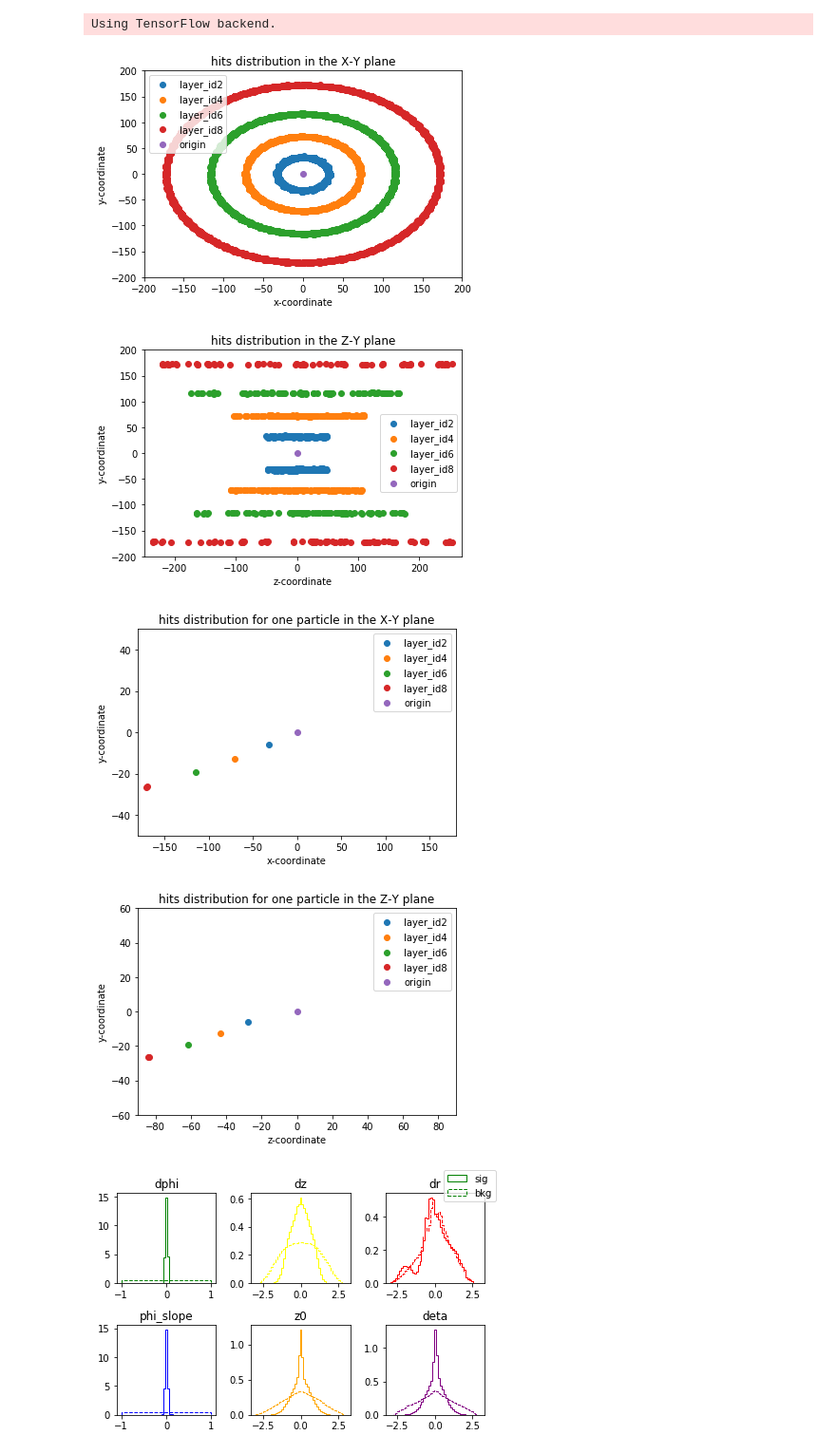
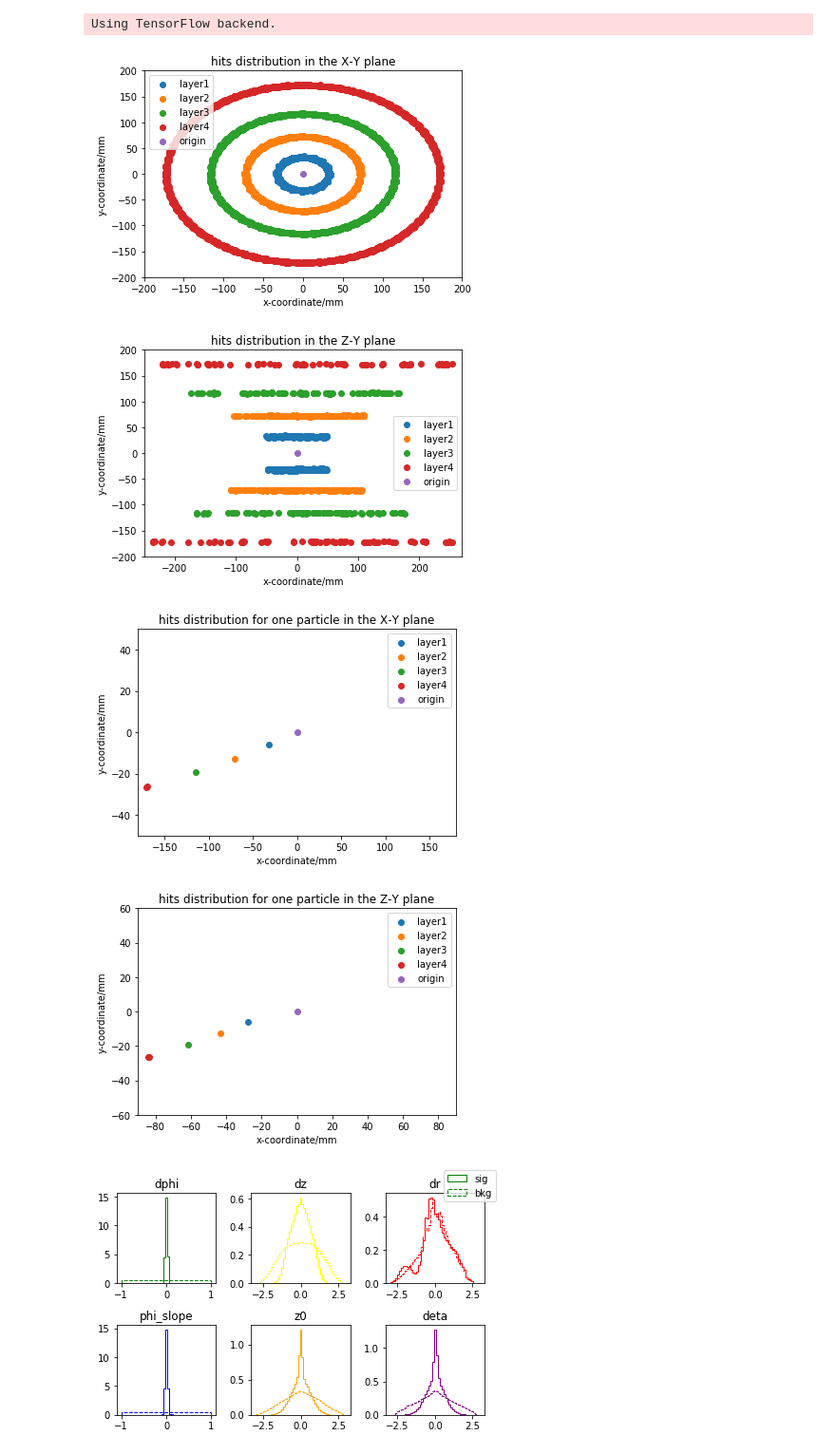
Before and after one commit to jason777777777/ATLAS, a Jupyter notebook: rresults/Result.ipynb, the cells around one changed output. Shown at 95% size. Drawn from its saved outputs; the diff is of its cells as text; code cells hidden in the pictures.

```diff
--- a/rresults/Result.ipynb
+++ b/rresults/Result.ipynb
@@ -33,15 +33,15 @@ plt.scatter(x_6, y_6)
 plt.scatter(x_8, y_8)
 plt.scatter(0, 0)
 
-plt.xlabel('x-coordinate')
-plt.ylabel('y-coordinate')
-plt.legend(['layer_id2', 'layer_id4', 'layer_id6', 'layer_id8', 'origin'])
+plt.xlabel('x-coordinate/mm')
+plt.ylabel('y-coordinate/mm')
+plt.legend(['layer1', 'layer2', 'layer3', 'layer4', 'origin'])
 plt.title('hits distribution in the X-Y plane')
 plt.xlim([-200, 200])
 plt.ylim([-200, 200])
 plt.savefig('hits distribution in the X-Y plane.pdf', bbox_inches='tight')
 # %% [output]
-[figure, old version]
+[figure, new version]
 # %%
 zz_2 = np.load('zz_hits_layerid2.npy')
 zz_4 = np.load('zz_hits_layerid4.npy')
@@ -59,15 +59,15 @@ plt.scatter(zz_6, yy_6)
 plt.scatter(zz_8, yy_8)
 plt.scatter(0, 0)
 
-plt.xlabel('z-coordinate')
-plt.ylabel('y-coordinate')
-plt.legend(['layer_id2', 'layer_id4', 'layer_id6', 'layer_id8', 'origin'])
+plt.xlabel('x-coordinate/mm')
+plt.ylabel('y-coordinate/mm')
+plt.legend(['layer1', 'layer2', 'layer3', 'layer4', 'origin'])
 plt.xlim([-250, 270])
 plt.ylim([-200, 200])
 plt.title('hits distribution in the Z-Y plane')
 plt.savefig('hits distribution in the Z-Y plane.pdf', bbox_inches='tight')
 # %% [output]
-[figure, old version]
+[figure, new version]
 # %%
 particle_x_2 = np.load('sample_particle_x_2.npy')
 particle_x_4 = np.load('sample_particle_x_4.npy')
@@ -86,19 +86,18 @@ particle_z_8 = np.load('sample_particle_z_8.npy')
 # %%
 plt.scatter(particle_x_2, particle_y_2)
 plt.scatter(particle_x_4, particle_y_4)
 plt.scatter(particle_x_6, particle_y_6)
 plt.scatter(particle_x_8, particle_y_8)
 plt.scatter(0, 0)
 plt.xlim([-180, 180])
 plt.ylim([-50, 50])
-plt.xlabel('x-coordinate')
-plt.ylabel('y-coordinate')
-
-plt.legend(['layer_id2', 'layer_id4', 'layer_id6', 'layer_id8', 'origin'])
+plt.xlabel('x-coordinate/mm')
+plt.ylabel('y-coordinate/mm')
+plt.legend(['layer1', 'layer2', 'layer3', 'layer4', 'origin'])
 plt.title('hits distribution for one particle in the X-Y plane')
 plt.savefig('sample hits of one particle in x-y.pdf')
 # %% [output]
-[figure, old version]
+[figure, new version]
 # %%
 plt.scatter(particle_z_2, particle_y_2)
 plt.scatter(particle_z_4, particle_y_4)
@@ -107,14 +106,13 @@ plt.scatter(particle_z_8, particle_y_8)
 plt.scatter(0, 0)
 plt.xlim([-90, 90])
 plt.ylim([-60, 60])
-plt.xlabel('z-coordinate')
-plt.ylabel('y-coordinate')
-
-plt.legend(['layer_id2', 'layer_id4', 'layer_id6', 'layer_id8', 'origin'])
+plt.xlabel('x-coordinate/mm')
+plt.ylabel('y-coordinate/mm')
+plt.legend(['layer1', 'layer2', 'layer3', 'layer4', 'origin'])
 plt.title('hits distribution for one particle in the Z-Y plane')
 plt.savefig('sample hits of one particle in z-y.pdf')
 # %% [output]
-[figure, old version]
+[figure, new version]
 # %%
 n1 = np.load('dph1_sig.npy')
 bin1 = np.load('dph1_sig_bin.npy')
```
Also changed, not shown: parts of 4 cells of this notebook, 10 other files.
